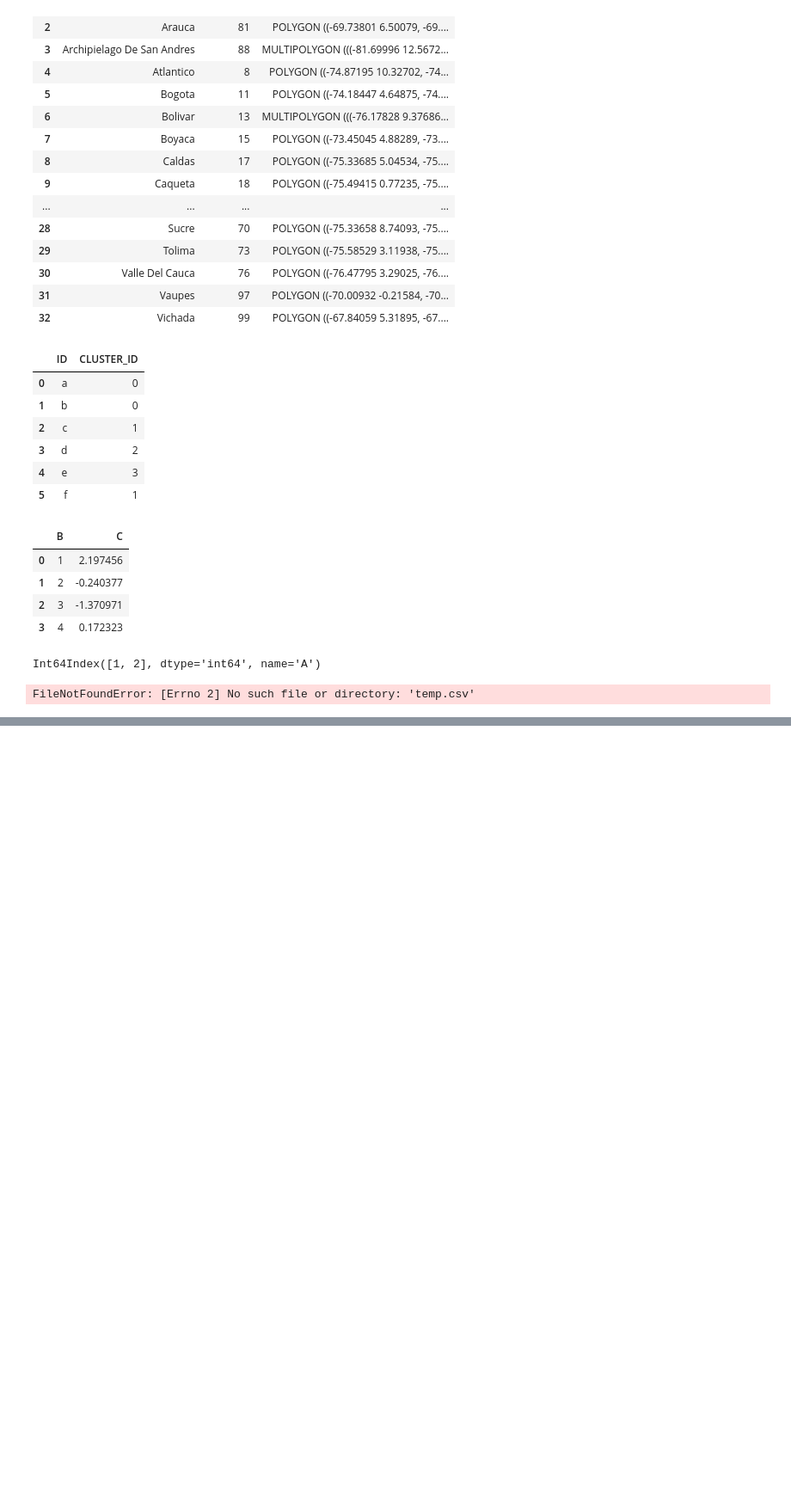
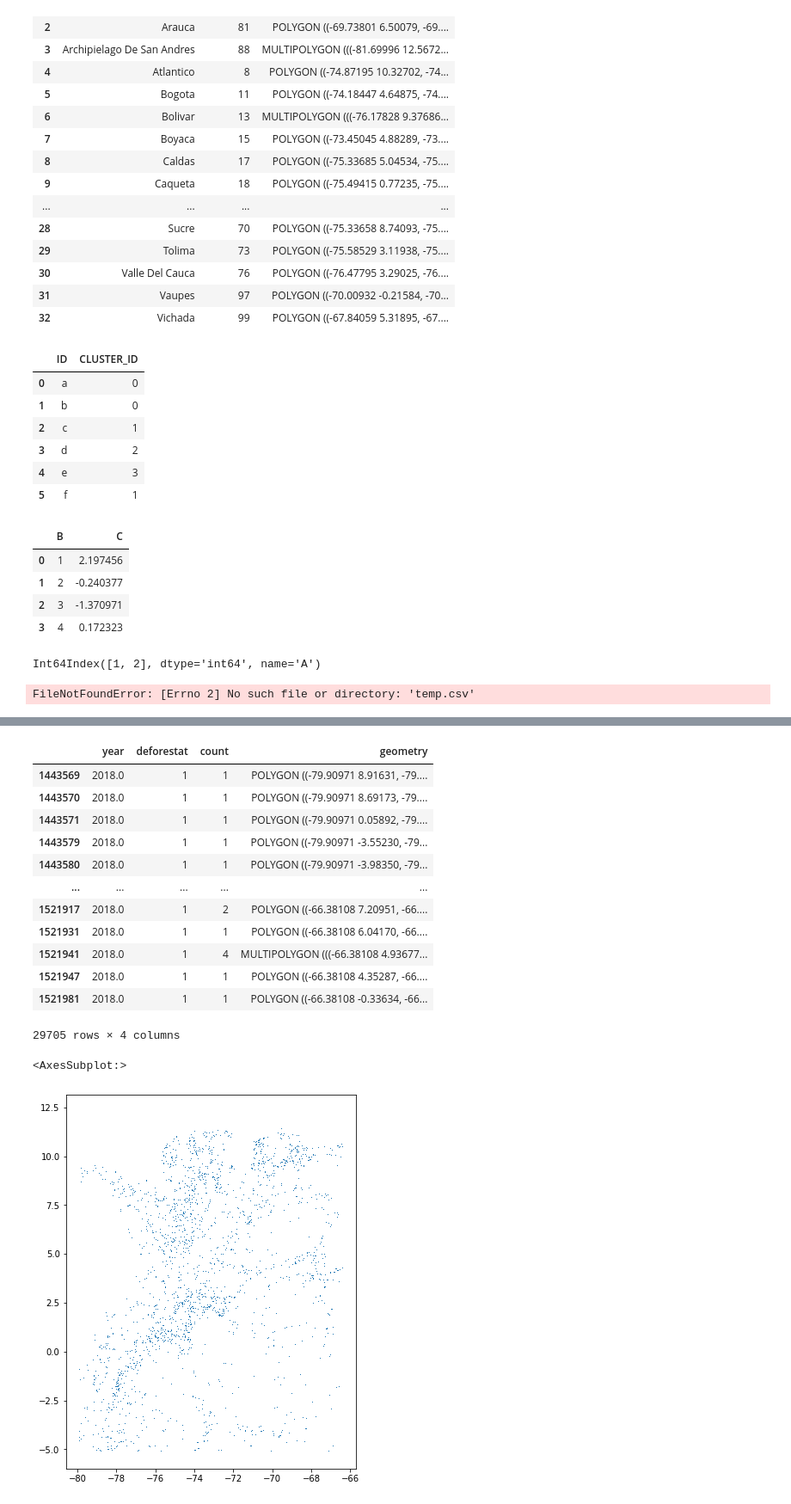
Before and after one commit to Data-Lama/pathogen_study_regions_generator, a Jupyter notebook: src/Notes Gonche.ipynb, the cells around one changed output, grey strips where cells are left out. Shown at 86% size. Saved outputs shown, nothing was run; the diff lists cells and outputs as text; code cells hidden in the pictures; blank space fills up the shorter version.

Commit message:
deforestation

```diff
--- a/src/Notes Gonche.ipynb
+++ b/src/Notes Gonche.ipynb
@@ -378,0 +382,4 @@ FileNotFoundError: [Errno 2] No such file or directory: 'temp.csv'
+# %%
+df = geopandas.read_file('temp/deforestation_2000_2020.shp')
+
+df
@@ -378,0 +400,24 @@ FileNotFoundError: [Errno 2] No such file or directory: 'temp.csv'
+# %%
+year = 2018
+df_temp = df[df.year == year]
+df_temp = df_temp[df_temp.deforestat == 1]
+
+display(df_temp)
+
+df_temp.plot(figsize = (8,8))
+# %% [output]
+|  | year | deforestat | count | geometry |
+| 1443569 | 2018.0 | 1 | 1 | POLYGON ((-79.90971 8.91631, -79.... |
+| 1443570 | 2018.0 | 1 | 1 | POLYGON ((-79.90971 8.69173, -79.... |
+| 1443571 | 2018.0 | 1 | 1 | POLYGON ((-79.90971 0.05892, -79.... |
+| 1443579 | 2018.0 | 1 | 1 | POLYGON ((-79.90971 -3.55230, -79... |
+| 1443580 | 2018.0 | 1 | 1 | POLYGON ((-79.90971 -3.98350, -79... |
+| ... | ... | ... | ... | ... |
+| 1521917 | 2018.0 | 1 | 2 | POLYGON ((-66.38108 7.20951, -66.... |
+| 1521931 | 2018.0 | 1 | 1 | POLYGON ((-66.38108 6.04170, -66.... |
+| 1521941 | 2018.0 | 1 | 4 | MULTIPOLYGON (((-66.38108 4.93677... |
+| 1521947 | 2018.0 | 1 | 1 | POLYGON ((-66.38108 4.35287, -66.... |
+| 1521981 | 2018.0 | 1 | 1 | POLYGON ((-66.38108 -0.33634, -66... |
+29705 rows × 4 columns
+<AxesSubplot:>
+[figure, added]
```
Also changed, not shown: parts of 2 cells of this notebook, 8 other files.
